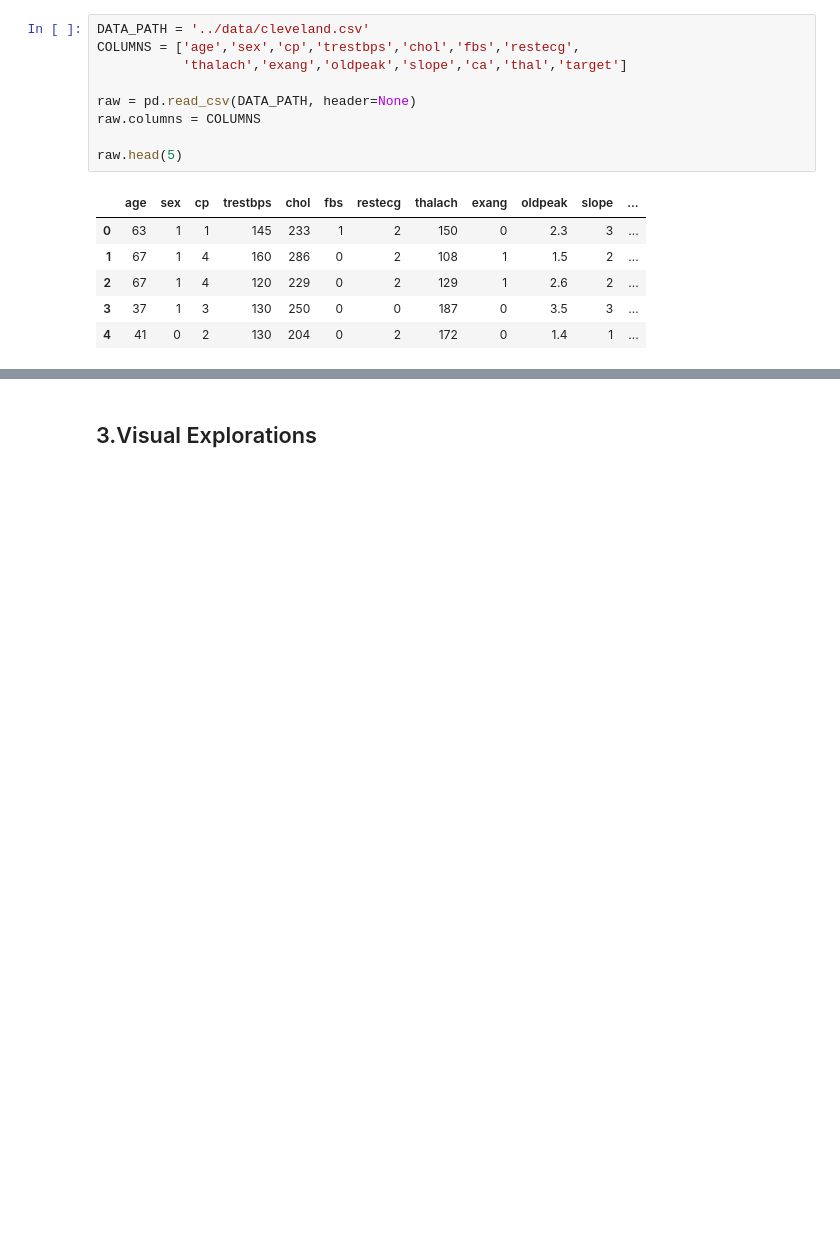
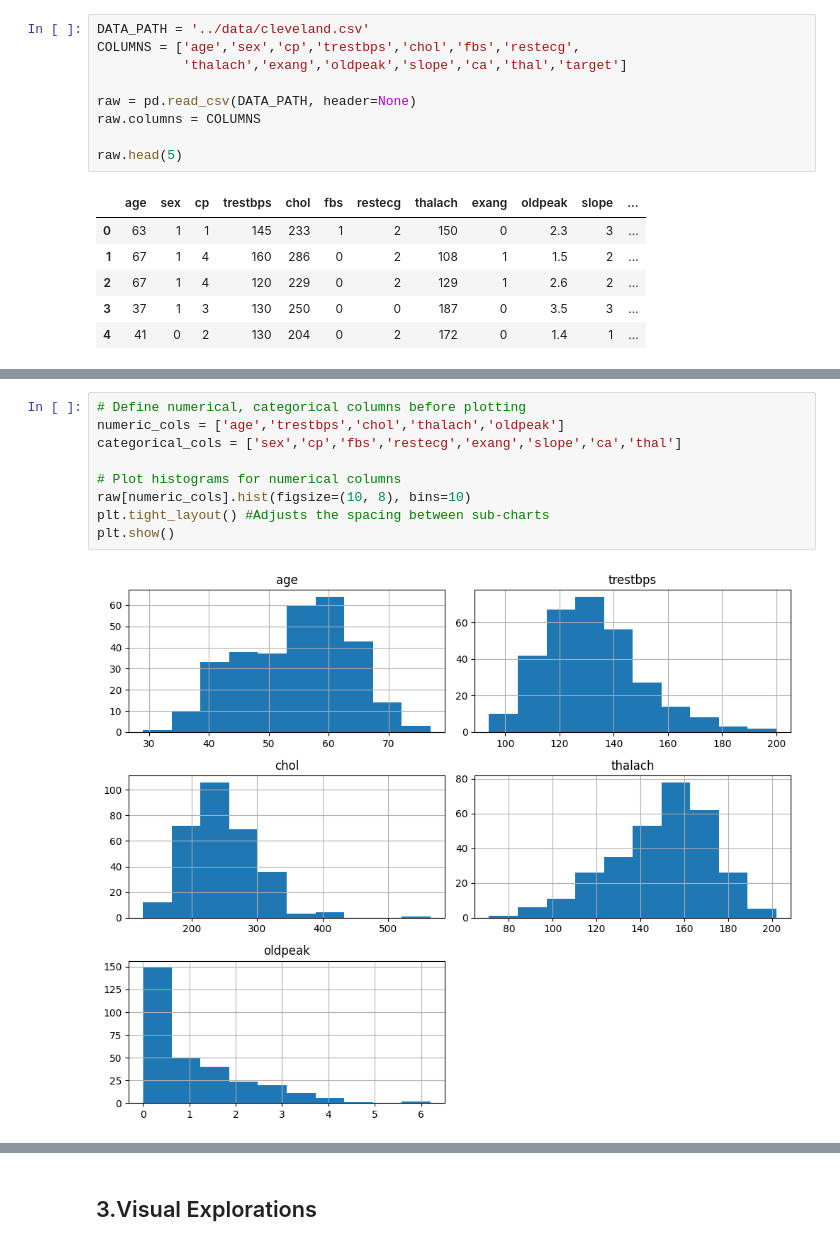
Before and after one commit to mylethidiem/data-science-artificial-intelligence-projects, a Jupyter notebook: Heart-Disease-Diagnosis/notebooks/Feature_Engineering.ipynb, the cells around one changed output, grey strips where cells are left out. Saved outputs shown, nothing was run; the diff lists cells and outputs as text; blank space fills up the shorter version.

Commit message:
Data preprocessing: plotting the data after process

```diff
--- a/Heart-Disease-Diagnosis/notebooks/Feature_Engineering.ipynb
+++ b/Heart-Disease-Diagnosis/notebooks/Feature_Engineering.ipynb
@@ -100,3 +101,14 @@ display(raw.describe())
 | 50% | 56.000000 | 1.000000 | 3.000000 | 130.000000 | 241.000000 | 0.000000 | 1.000000 | 153.000000 | 0.000000 | 0.800000 | 2.000000 | ... |
 | 75% | 61.000000 | 1.000000 | 4.000000 | 140.000000 | 275.000000 | 0.000000 | 2.000000 | 166.000000 | 1.000000 | 1.600000 | 2.000000 | ... |
 | max | 77.000000 | 1.000000 | 4.000000 | 200.000000 | 564.000000 | 1.000000 | 2.000000 | 202.000000 | 1.000000 | 6.200000 | 3.000000 | ... |
+# %%
+# Define numerical, categorical columns before plotting
+numeric_cols = ['age','trestbps','chol','thalach','oldpeak']
+categorical_cols = ['sex','cp','fbs','restecg','exang','slope','ca','thal']
+
+# Plot histograms for numerical columns
+raw[numeric_cols].hist(figsize=(10, 8), bins=10)
+plt.tight_layout() #Adjusts the spacing between sub-charts
+plt.show()
+# %% [output]
+[figure, added]
```
Also changed, not shown: parts of 2 cells of this notebook, 1 other file.
